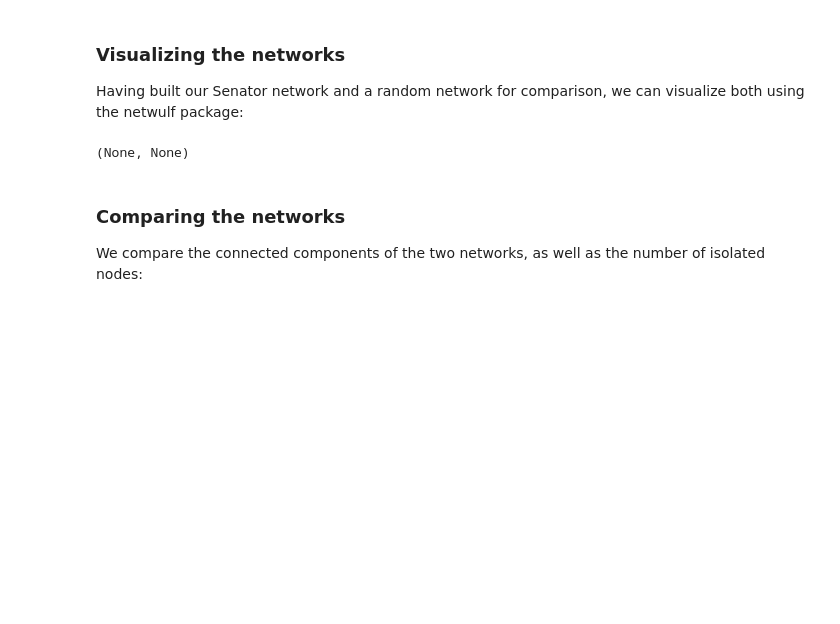
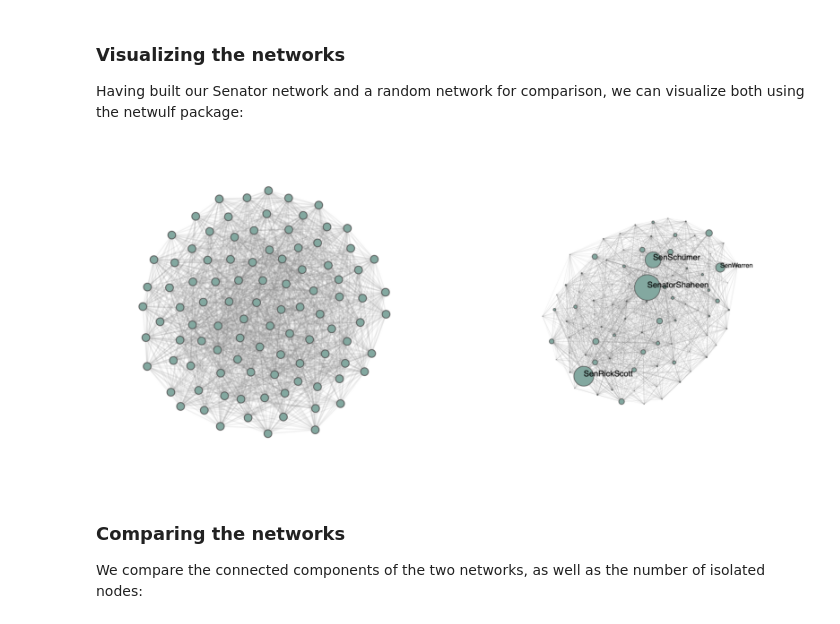
Before and after one commit to albert-moller/CSSFinalAssignment, a Jupyter notebook: ProjectB.ipynb, the cells around one changed output. Drawn from its saved outputs; the diff is of its cells as text; code cells hidden in the pictures; blank space fills up the shorter version.

```diff
--- a/ProjectB.ipynb
+++ b/ProjectB.ipynb
@@ -147,13 +147,26 @@ G_random = random_network(node_count_real, p)
 # %% [markdown]
 ### **Visualizing the networks**
 Having built our Senator network and a random network for comparison, we can visualize both using the netwulf package:
-# %%
-#Visualizing the networks
-import netwulf as nw
-nw.visualize(G)
-nw.visualize(G_random)
-# %% [output]
-(None, None)
+# %%
+#Visualizing the networks
+import netwulf as nw
+import matplotlib.image as mpimg
+import matplotlib.pyplot as plt
+#nw.visualize(G)
+#nw.visualize(G_random)
+def display_images_side_by_side(image_paths):
+    plt.figure(figsize=(10, 5))
+    for i, image_path in enumerate(image_paths, start=1):
+        img = mpimg.imread(image_path)
+        plt.subplot(1, len(image_paths), i)
+        plt.imshow(img)
+        plt.axis('off')
+    plt.show()
+
+image_paths = ['random_network.png', 'us_senate_twitter_network.png']
+display_images_side_by_side(image_paths)
+# %% [output]
+[figure, added]
 # %% [markdown]
 ### **Comparing the networks**
 We compare the connected components of the two networks, as well as the number of isolated nodes:
```
Also changed, not shown: parts of 30 cells of this notebook.
